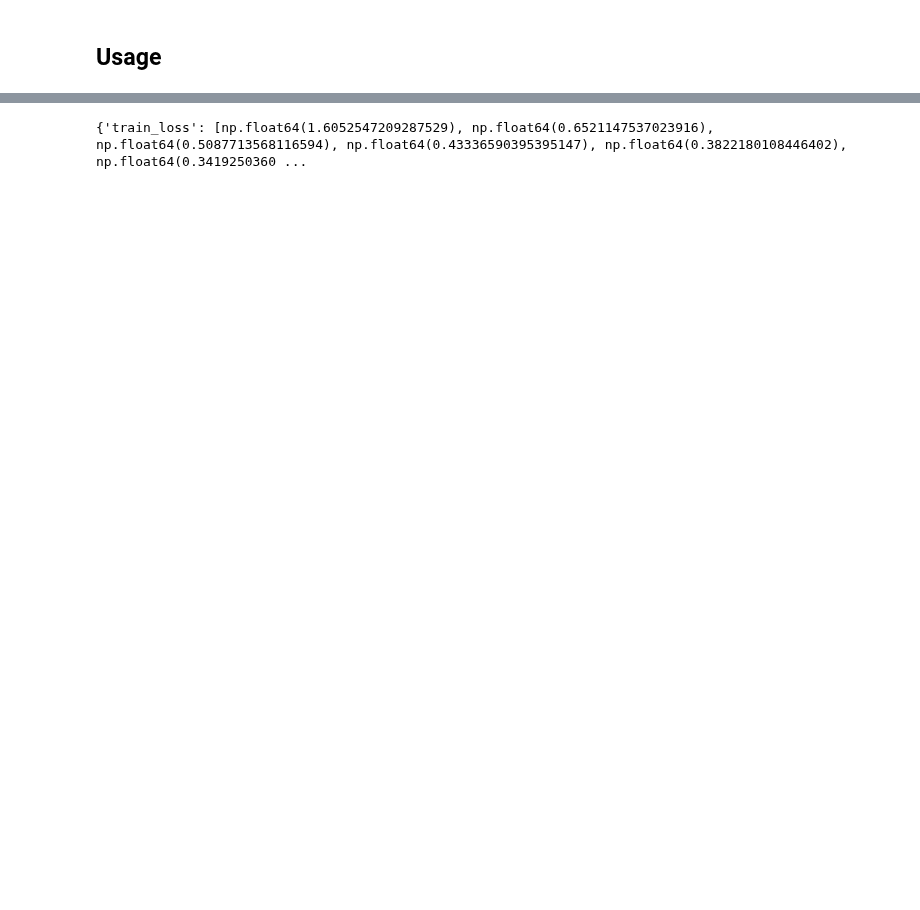
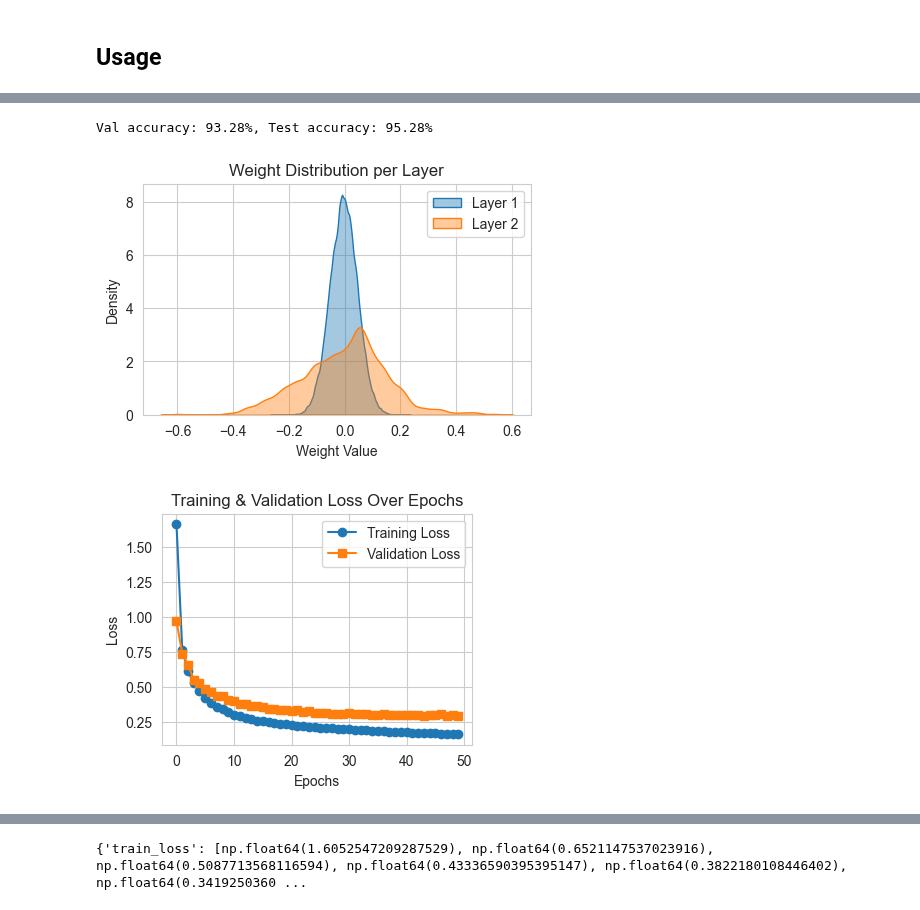
Before and after one commit to kaylanamira/IF3270_Tubes1_K30, a Jupyter notebook: src/pls.ipynb, the cells around one changed output, grey strips where cells are left out. Saved outputs shown, nothing was run; the diff lists cells and outputs as text; code cells hidden in the pictures; blank space fills up the shorter version.

```diff
--- a/src/pls.ipynb
+++ b/src/pls.ipynb
@@ -30 +70,21 @@ X_train, X_val, y_train, y_val = train_test_split(X, y_encoded, test_size=0.2, r
+# %%
+# Depth 1: 1 hidden layer
+d1_model = FFNN([784, 64, 10], ['relu', 'softmax'],loss_function='cce', use_rmsnorm=False, reg_type="l2", weight_init='he')
+d1_history = d1_model.fit(X_train, y_train, X_val, y_val, epochs=50, batch_size=64, lr=0.05, verbose=0)
+# %%
+d1_test_pred = d1_model.predict(X_test)
+d1_val_pred = d1_model.predict(X_val)
+
+y_val_decoded = np.argmax(y_val, axis=1)
+
+val_accuracy = accuracy_score(d1_val_pred, y_val_decoded)
+test_accuracy = accuracy_score(d1_test_pred, y_test)
+print(f"Val accuracy: {val_accuracy * 100:.2f}%, Test accuracy: {test_accuracy * 100:.2f}%")
+
+d1_model.plot_weight_distribution([0, 1])
+d1_model.plot_loss_history(d1_history)
+# %% [output]
+Val accuracy: 93.28%, Test accuracy: 95.28%
+[figure, added]
+[figure, added]
 # %%
```
Also changed, not shown: parts of 15 cells of this notebook, 4 other files.
